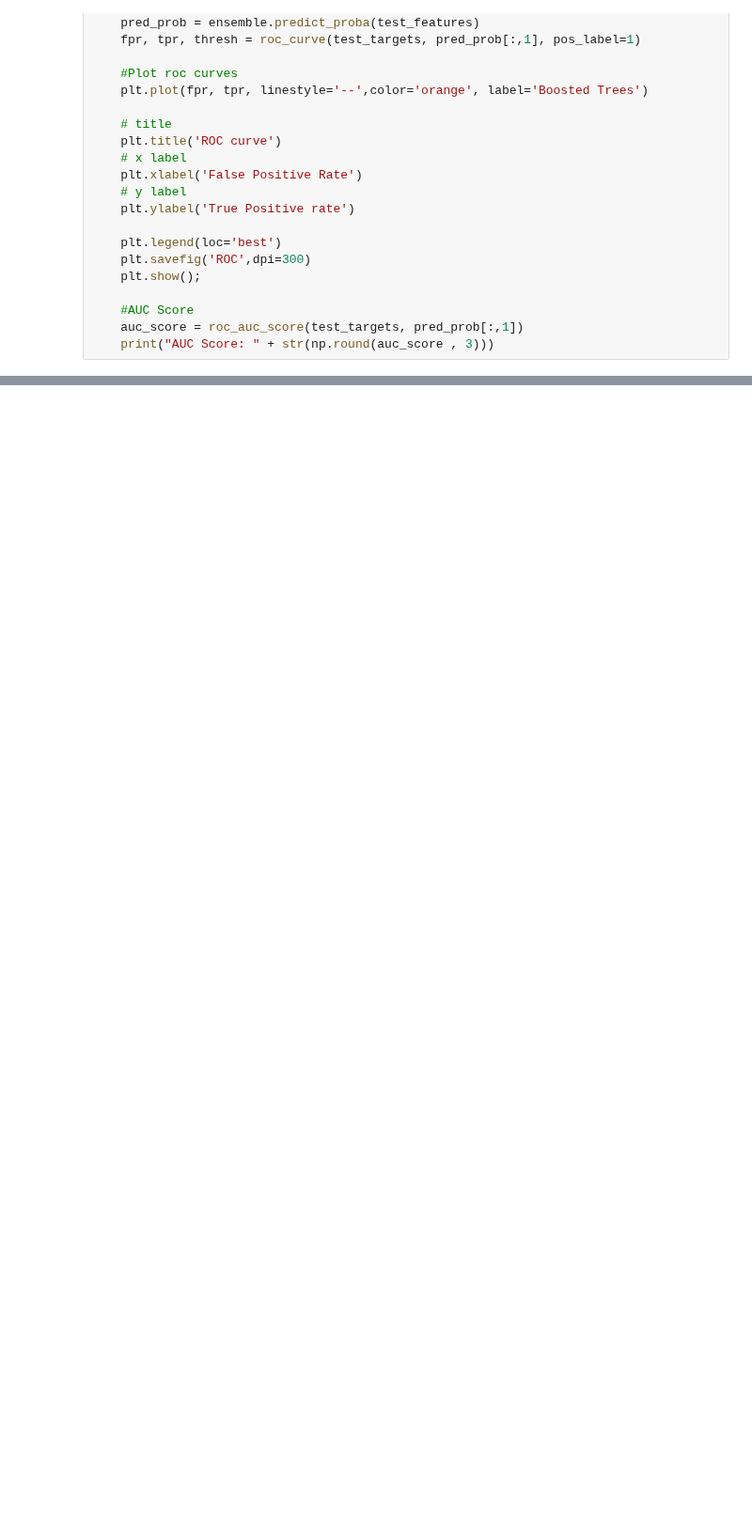
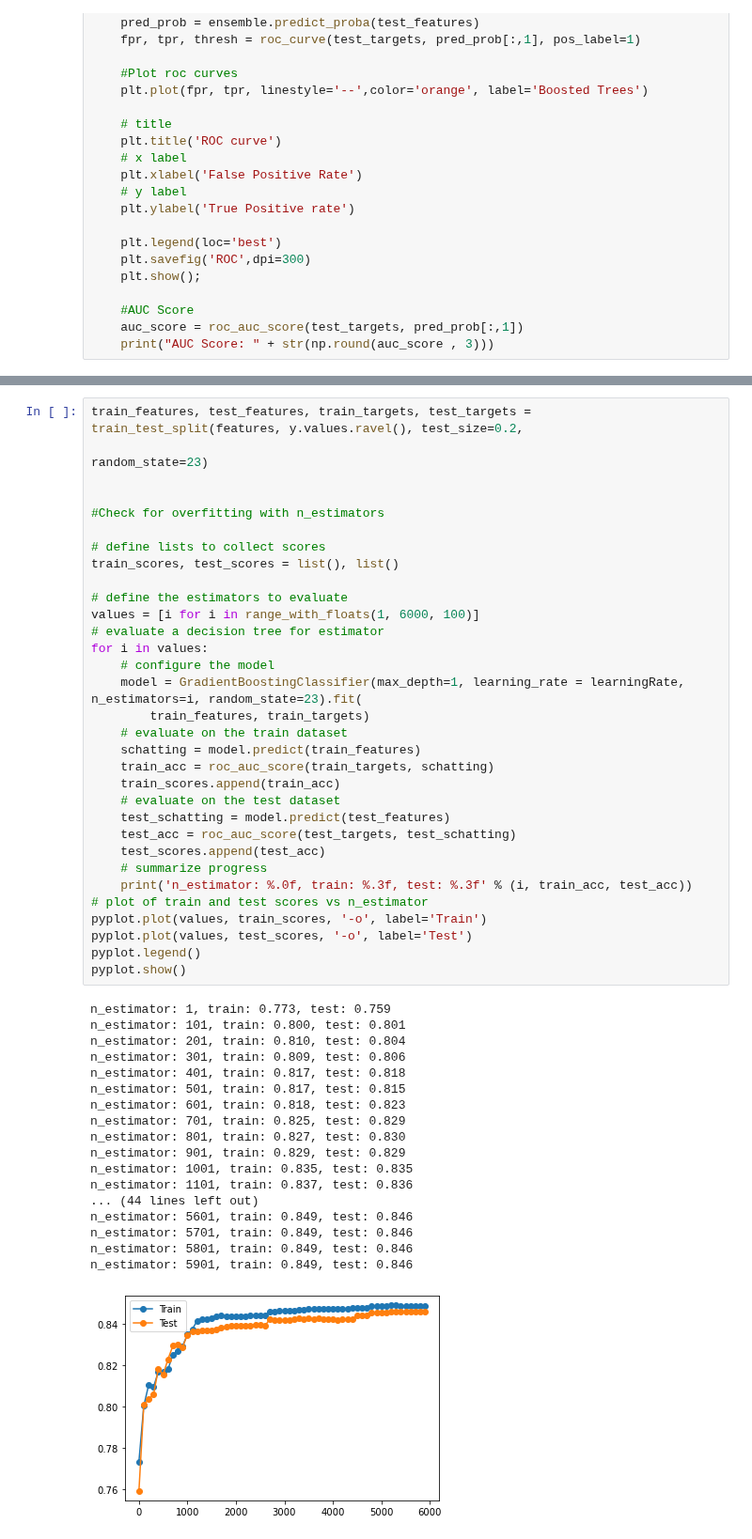
Before and after one commit to aojudo/seminar-marketing, a Jupyter notebook: boostedTreesTest.ipynb, the cells around one changed output, grey strips where cells are left out. Shown at 94% size. Cells and saved outputs as stored; diff of their text form; blank space fills up the shorter version.

```diff
--- a/boostedTreesTest.ipynb
+++ b/boostedTreesTest.ipynb
@@ -195,0 +205,51 @@ pyplot.show()
+# %%
+train_features, test_features, train_targets, test_targets = train_test_split(features, y.values.ravel(), test_size=0.2,
+                                                                                  random_state=23)
+
+
+#Check for overfitting with n_estimators
+
+# define lists to collect scores
+train_scores, test_scores = list(), list()
+
+# define the estimators to evaluate
+values = [i for i in range_with_floats(1, 6000, 100)]
+# evaluate a decision tree for estimator
+for i in values:
+    # configure the model
+    model = GradientBoostingClassifier(max_depth=1, learning_rate = learningRate, n_estimators=i, random_state=23).fit(
+        train_features, train_targets)
+    # evaluate on the train dataset
+    schatting = model.predict(train_features)
+    train_acc = roc_auc_score(train_targets, schatting)
+    train_scores.append(train_acc)
+    # evaluate on the test dataset
+    test_schatting = model.predict(test_features)
+    test_acc = roc_auc_score(test_targets, test_schatting)
+    test_scores.append(test_acc)
+    # summarize progress
+    print('n_estimator: %.0f, train: %.3f, test: %.3f' % (i, train_acc, test_acc))
+# plot of train and test scores vs n_estimator
+pyplot.plot(values, train_scores, '-o', label='Train')
+pyplot.plot(values, test_scores, '-o', label='Test')
+pyplot.legend()
+pyplot.show()
+# %% [output]
+n_estimator: 1, train: 0.773, test: 0.759
+n_estimator: 101, train: 0.800, test: 0.801
+n_estimator: 201, train: 0.810, test: 0.804
+n_estimator: 301, train: 0.809, test: 0.806
+n_estimator: 401, train: 0.817, test: 0.818
+n_estimator: 501, train: 0.817, test: 0.815
+n_estimator: 601, train: 0.818, test: 0.823
+n_estimator: 701, train: 0.825, test: 0.829
+n_estimator: 801, train: 0.827, test: 0.830
+n_estimator: 901, train: 0.829, test: 0.829
+n_estimator: 1001, train: 0.835, test: 0.835
+n_estimator: 1101, train: 0.837, test: 0.836
+... (44 lines left out)
+n_estimator: 5601, train: 0.849, test: 0.846
+n_estimator: 5701, train: 0.849, test: 0.846
+n_estimator: 5801, train: 0.849, test: 0.846
+n_estimator: 5901, train: 0.849, test: 0.846
+[figure, added]
```
Also changed, not shown: parts of 6 cells of this notebook, 1 other file.
